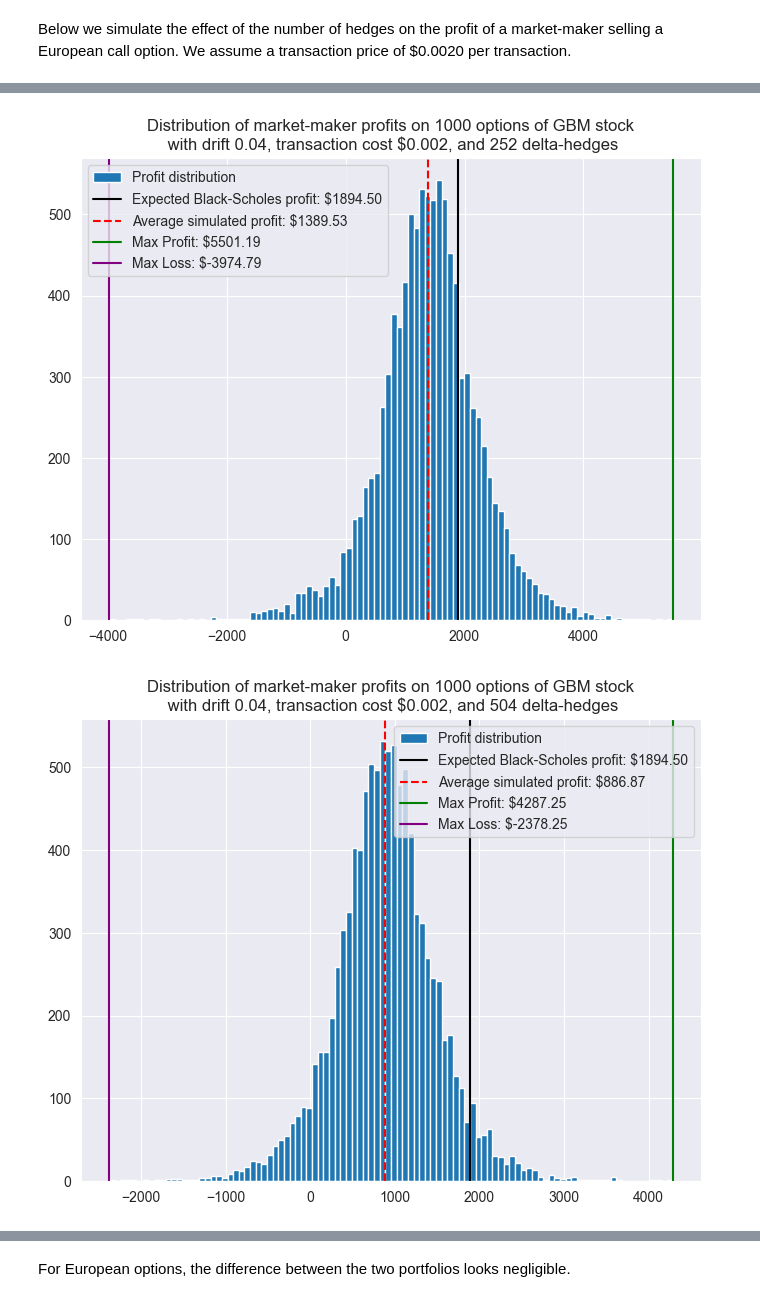
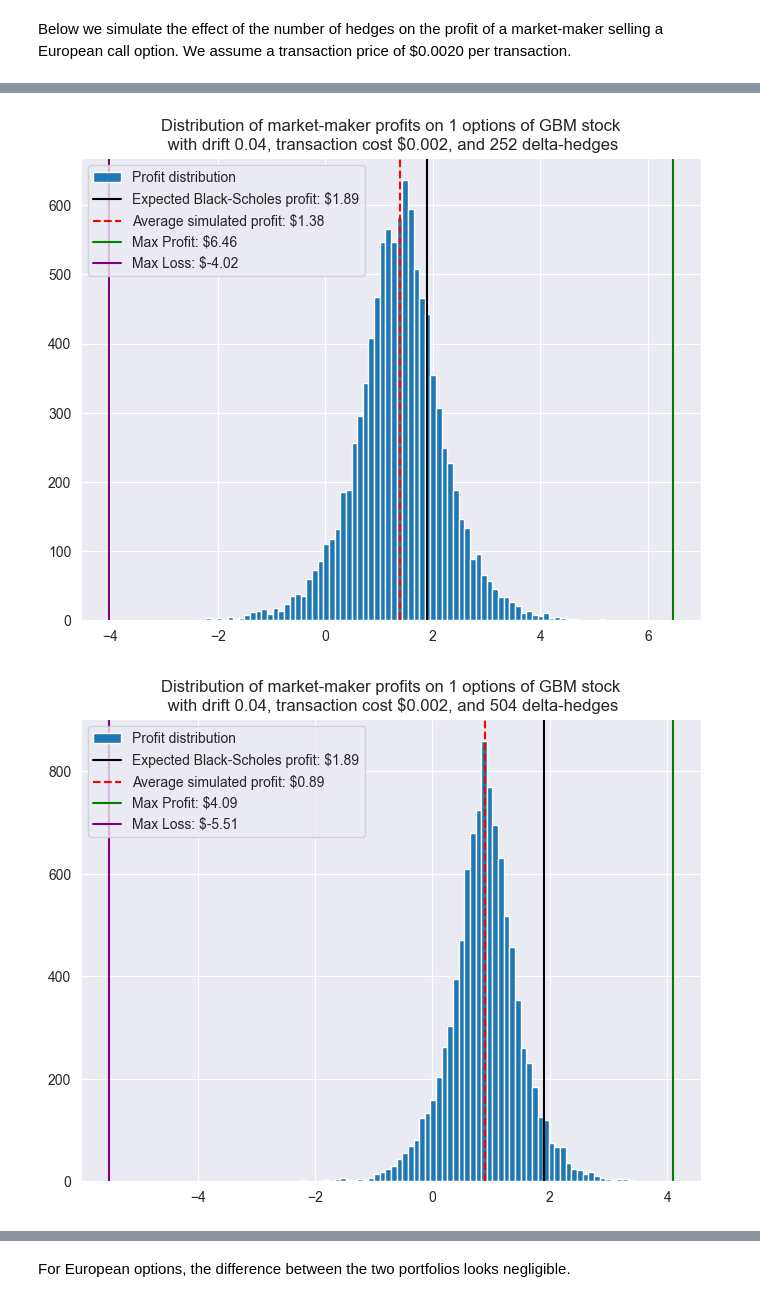
Before and after one commit to albesianor/Asian-options-hedging, a Jupyter notebook: 02_vanilla_options.ipynb, the cells around one changed output, grey strips where cells are left out. Drawn from its saved outputs; the diff is of its cells as text; code cells hidden in the pictures.

```diff
--- a/02_vanilla_options.ipynb
+++ b/02_vanilla_options.ipynb
@@ -295,7 +294,7 @@ def monte_carlo_european(S0, K, sigma, t, r, mu, n_sims, n_hedges, return_distri
 # %% [markdown]
 Below we simulate the effect of the number of hedges on the profit of a market-maker selling a European call option.  We assume a transaction price of $0.0020 per transaction.
 # %%
-from utils import monte_carlo_european, bs_price
+from utils import monte_carlo_european
 
 S0 = 100
 K = 100
@@ -305,7 +304,7 @@ r = 0.045
 mu = 0.04
 n_sims = 10_000
 tr_cost = 0.002
-n_options = 1_000
+n_options = 1
 premium = bs_price(S0, K, sigma + 0.05, t, r)
 
 hedging_amounts = [0, 1, 10, 20, 252, 504, 2520]
@@ -434,8 +431,6 @@ def mc_eur_sf_hedged(S0, K, sigma, t, r, mu, premium, n_sims, n_steps, option_ty
 
 We run the same simulation as before with the self-hedging portfolio.
 # %%
-from utils import mc_eur_sf_hedged, bs_price
-
 S0 = 100
 K = 100
 sigma = 0.41
@@ -444,7 +439,7 @@ r = 0.045
 mu = 0.04
 n_sims = 10_000
 tr_cost = 0.002
-n_options = 1_000
+n_options = 1
 premium = bs_price(S0, K, sigma + 0.05, t, r)
 
 hedging_amounts = [1, 10, 20, 252, 504, 2520]
@@ -501,2 +496,2 @@ for n_hedges in hedging_amounts:
-[figure, old version]
+[figure, new version]
-[figure, old version]
+[figure, new version]
```
Also changed, not shown: parts of 11 cells of this notebook, 6 other files.
